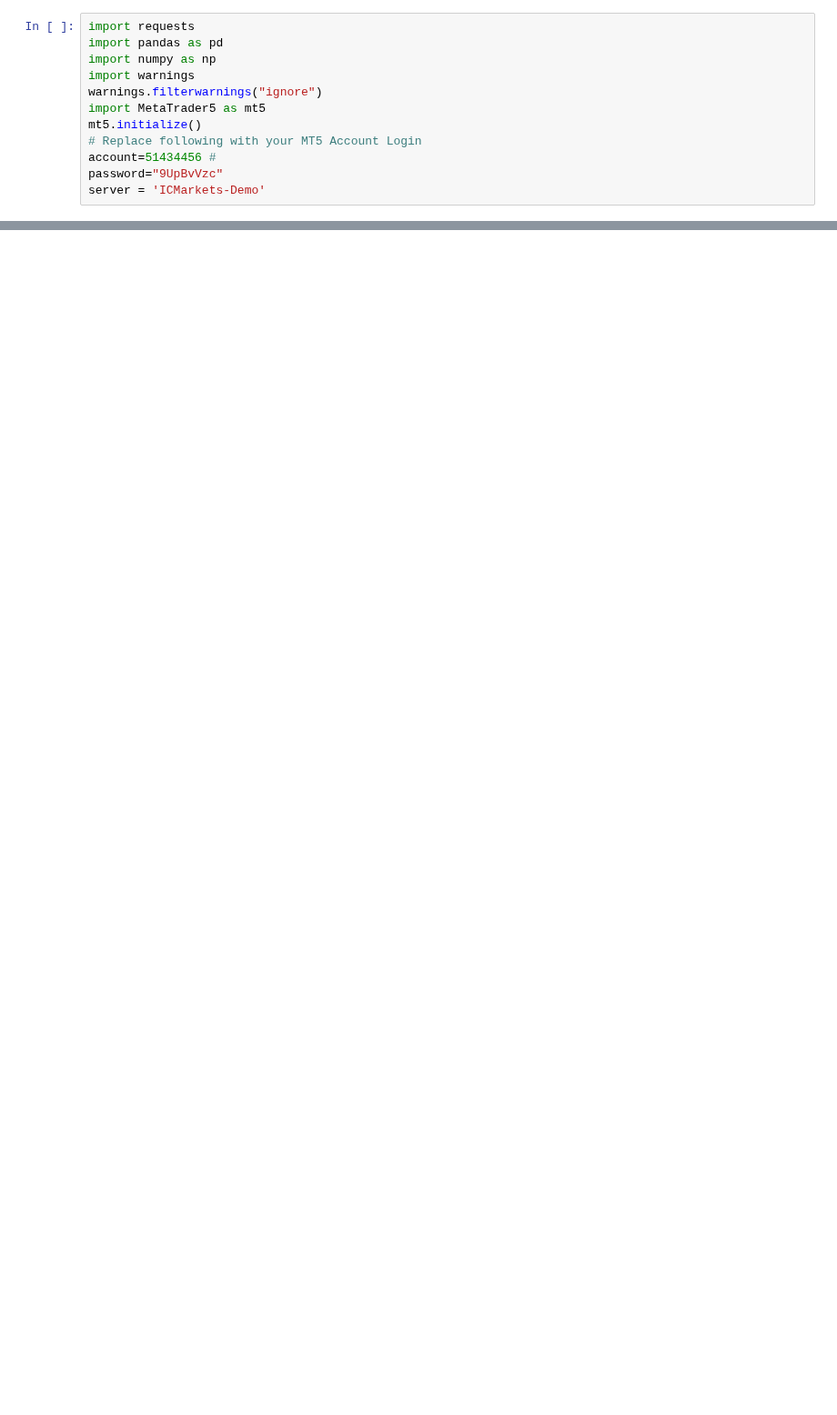
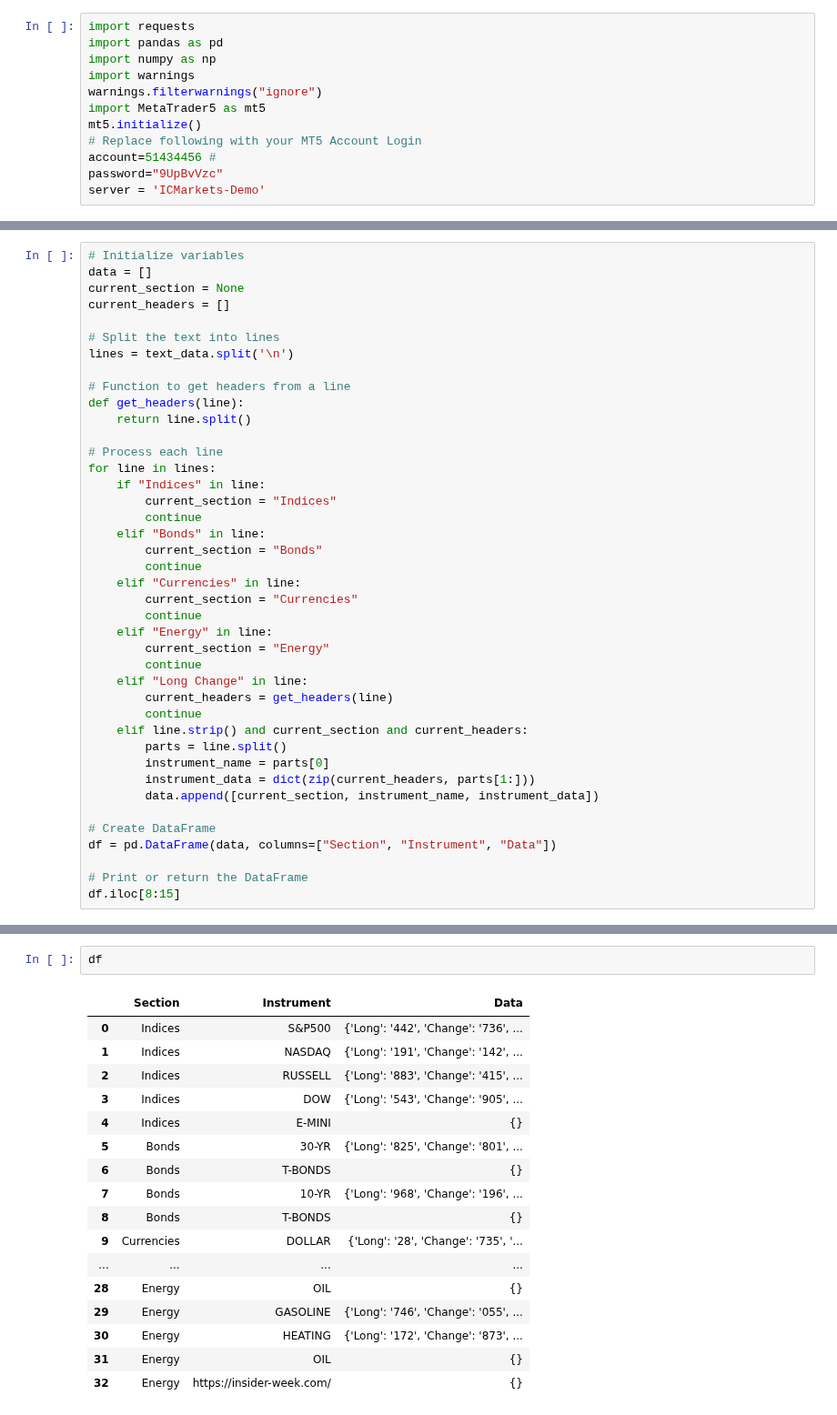
Before and after one commit to aliquid-novi/Strategies, a Jupyter notebook: lets get it/cot report.ipynb, the cells around one changed output, grey strips where cells are left out. Shown at 91% size. Drawn from its saved outputs; the diff is of its cells as text; blank space fills up the shorter version.

```diff
--- a/lets get it/cot report.ipynb
+++ b/lets get it/cot report.ipynb
@@ -174,0 +130,41 @@ Instrument: Old, Open Interest: 109, Non-Commercial Long: 51.5, Non-Commercial S
+# %%
+# Initialize variables
+data = []
+current_section = None
+current_headers = []
+
+# Split the text into lines
+lines = text_data.split('\n')
+
+# Function to get headers from a line
+def get_headers(line):
+    return line.split()
+
+# Process each line
+for line in lines:
+    if "Indices" in line:
+        current_section = "Indices"
+        continue
+    elif "Bonds" in line:
+        current_section = "Bonds"
+        continue
+    elif "Currencies" in line:
+        current_section = "Currencies"
+        continue
+    elif "Energy" in line:
+        current_section = "Energy"
+        continue
+    elif "Long Change" in line:
+        current_headers = get_headers(line)
+        continue
+    elif line.strip() and current_section and current_headers:
+        parts = line.split()
+        instrument_name = parts[0]
+        instrument_data = dict(zip(current_headers, parts[1:]))
+        data.append([current_section, instrument_name, instrument_data])
+
+# Create DataFrame
+df = pd.DataFrame(data, columns=["Section", "Instrument", "Data"])
+
+# Print or return the DataFrame
+df.iloc[8:15]
@@ -174,0 +190,20 @@ Instrument: Old, Open Interest: 109, Non-Commercial Long: 51.5, Non-Commercial S
+# %%
+df
+# %% [output]
+|  | Section | Instrument | Data |
+| 0 | Indices | S&P500 | {'Long': '442', 'Change': '736', ... |
+| 1 | Indices | NASDAQ | {'Long': '191', 'Change': '142', ... |
+| 2 | Indices | RUSSELL | {'Long': '883', 'Change': '415', ... |
+| 3 | Indices | DOW | {'Long': '543', 'Change': '905', ... |
+| 4 | Indices | E-MINI | {} |
+| 5 | Bonds | 30-YR | {'Long': '825', 'Change': '801', ... |
+| 6 | Bonds | T-BONDS | {} |
+| 7 | Bonds | 10-YR | {'Long': '968', 'Change': '196', ... |
+| 8 | Bonds | T-BONDS | {} |
+| 9 | Currencies | DOLLAR | {'Long': '28', 'Change': '735', '... |
+| ... | ... | ... | ... |
+| 28 | Energy | OIL | {} |
+| 29 | Energy | GASOLINE | {'Long': '746', 'Change': '055', ... |
+| 30 | Energy | HEATING | {'Long': '172', 'Change': '873', ... |
+| 31 | Energy | OIL | {} |
+| 32 | Energy | https://insider-week.com/ | {} |
```
Also changed, not shown: parts of 10 cells of this notebook, 9 other files.
